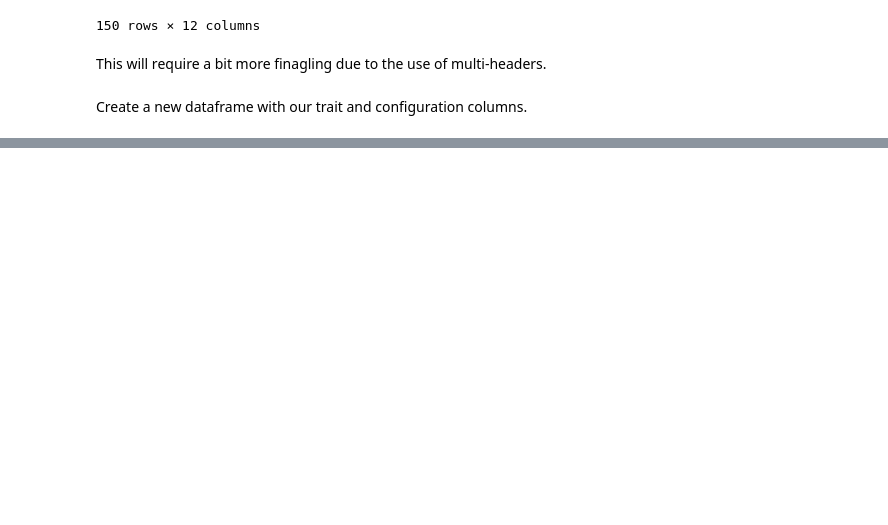
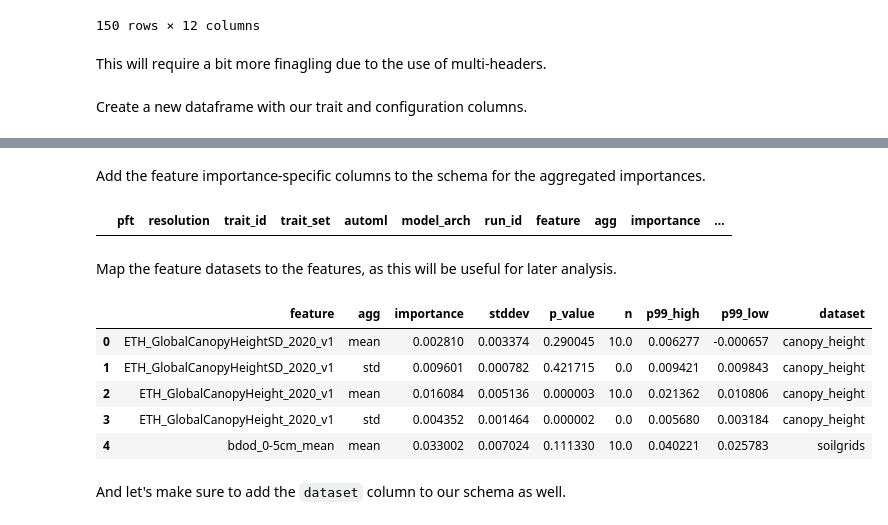
Before and after one commit to GeoSense-Freiburg/cit-sci-traits, a Jupyter notebook: notebooks/2-0_analysis_prep/2-0-3_multires_stats.ipynb, the cells around one changed output, grey strips where cells are left out. Drawn from its saved outputs; the diff is of its cells as text; code cells hidden in the pictures; blank space fills up the shorter version.

```diff
--- a/notebooks/2-0_analysis_prep/2-0-3_multires_stats.ipynb
+++ b/notebooks/2-0_analysis_prep/2-0-3_multires_stats.ipynb
@@ -157,0 +163,57 @@ sample.reset_index()#.stack(future_stack=True)
+# %% [markdown]
+Add the feature importance-specific columns to the schema for the aggregated importances.
+# %%
+for col in sample_fi.columns:
+    all_importances_schema[col] = pd.Series(dtype=sample_fi[col].dtype)
+
+all_importances_schema
+# %% [output]
+|  | pft | resolution | trait_id | trait_set | automl | model_arch | run_id | feature | agg | importance | ... |
+# %% [markdown]
+Map the feature datasets to the features, as this will be useful for later analysis.
+# %%
+def add_dataset(fi: pd.DataFrame) -> pd.DataFrame:
+    """
+    Adds a column to the feature importance DataFrame indicating the dataset the feature
+    belongs to.
+    """
+    fi = fi.copy()
+
+    feat_ds_map = {
+        "canopy_height": {"startswith": True, "match": "ETH"},
+        "soilgrids": {
+            "startswith": False,
+            "match": "cm_mean",
+        },
+        "modis": {
+            "startswith": True,
+            "match": "sur_refl"
+        },
+        "vodca": {
+            "startswith": True,
+            "match": "vodca"
+        },
+        "worldclim": {
+            "startswith": True,
+            "match": "wc2.1"
+        }
+    }
+
+    for ds, v in feat_ds_map.items():
+        if v["startswith"]:
+            fi.loc[fi.feature.str.startswith(v["match"]), "dataset"] = ds
+        else:
+            fi.loc[fi.feature.str.contains(v["match"]), "dataset"] = ds
+
+    return fi
+
+add_dataset(sample_fi).head()
+# %% [output]
+|  | feature | agg | importance | stddev | p_value | n | p99_high | p99_low | dataset |
+| 0 | ETH_GlobalCanopyHeightSD_2020_v1 | mean | 0.002810 | 0.003374 | 0.290045 | 10.0 | 0.006277 | -0.000657 | canopy_height |
+| 1 | ETH_GlobalCanopyHeightSD_2020_v1 | std | 0.009601 | 0.000782 | 0.421715 | 0.0 | 0.009421 | 0.009843 | canopy_height |
+| 2 | ETH_GlobalCanopyHeight_2020_v1 | mean | 0.016084 | 0.005136 | 0.000003 | 10.0 | 0.021362 | 0.010806 | canopy_height |
+| 3 | ETH_GlobalCanopyHeight_2020_v1 | std | 0.004352 | 0.001464 | 0.000002 | 0.0 | 0.005680 | 0.003184 | canopy_height |
+| 4 | bdod_0-5cm_mean | mean | 0.033002 | 0.007024 | 0.111330 | 10.0 | 0.040221 | 0.025783 | soilgrids |
+# %% [markdown]
+And let's make sure to add the `dataset` column to our schema as well.
```
Also changed, not shown: parts of 12 cells of this notebook.
